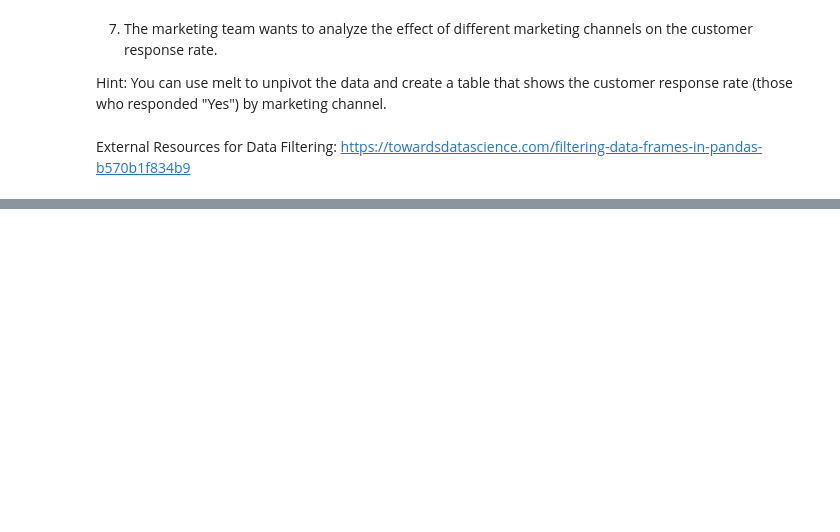
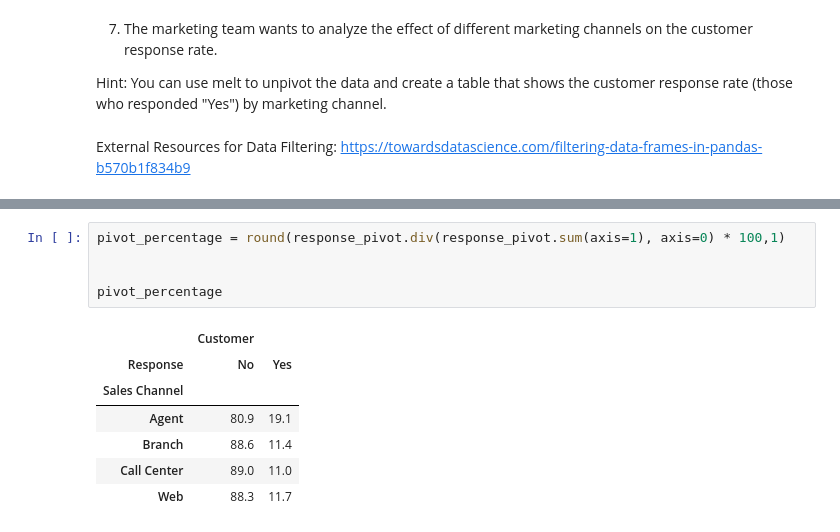
Before and after one commit to data-bootcamp-v4/lab-dw-data-aggregation-and-filtering, a Jupyter notebook: lab-dw-aggregating.ipynb, the cells around one changed output, grey strips where cells are left out. Drawn from its saved outputs; the diff is of its cells as text; blank space fills up the shorter version.

```diff
--- a/lab-dw-aggregating.ipynb
+++ b/lab-dw-aggregating.ipynb
@@ -193,0 +226,13 @@ External Resources for Data Filtering: https://towardsdatascience.com/filtering-
+# %%
+pivot_percentage = round(response_pivot.div(response_pivot.sum(axis=1), axis=0) * 100,1)
+
+
+pivot_percentage
+# %% [output]
+|  | Customer |  |
+| Response | No | Yes |
+| Sales Channel |  |  |
+| Agent | 80.9 | 19.1 |
+| Branch | 88.6 | 11.4 |
+| Call Center | 89.0 | 11.0 |
+| Web | 88.3 | 11.7 |
```
Also changed, not shown: parts of 4 cells of this notebook.
